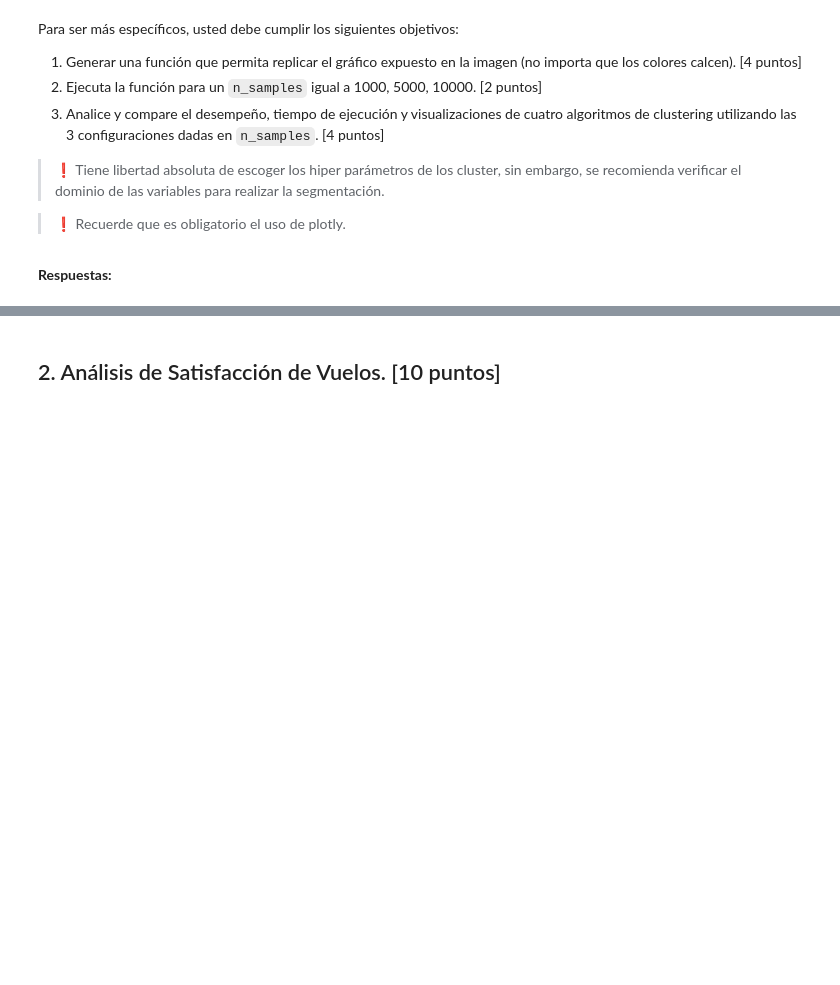
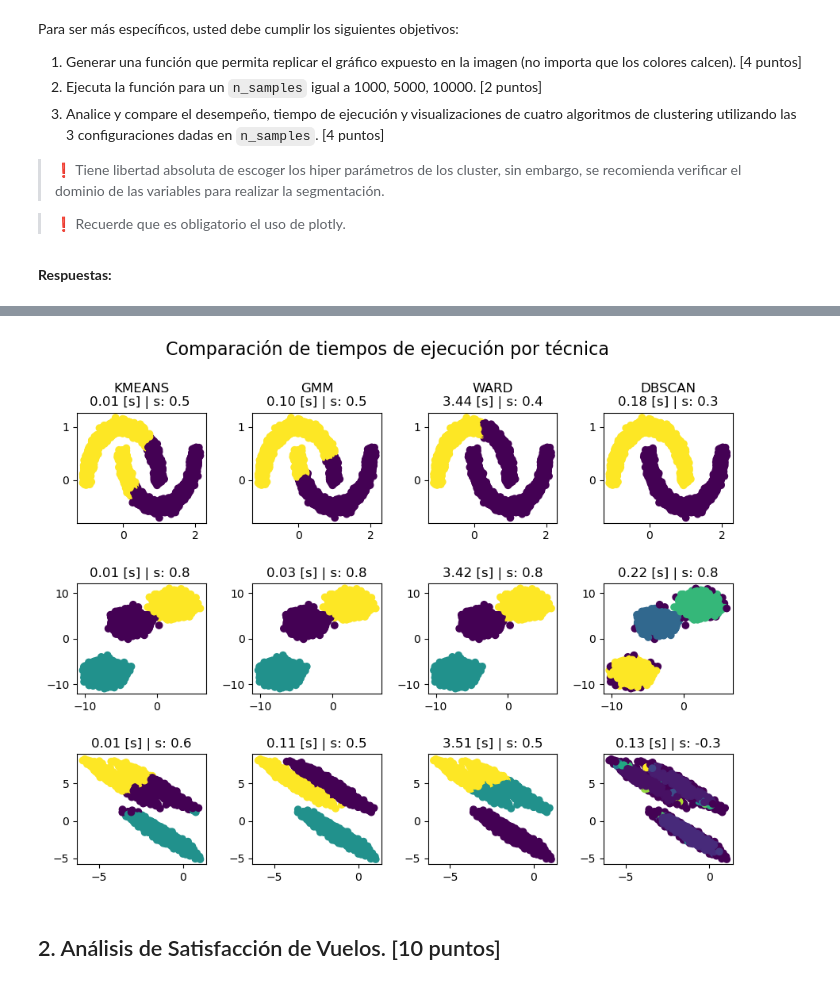
Before and after one commit to Tamaracarrasco/TamoJosha-Lab-de-Prog-MDS-Prim2025, a Jupyter notebook: Laboratorios/Laboratorio_4/Lab4_enunciado.ipynb, the cells around one changed output, grey strips where cells are left out. Saved outputs shown, nothing was run; the diff lists cells and outputs as text; code cells hidden in the pictures; blank space fills up the shorter version.

```diff
--- a/Laboratorios/Laboratorio_4/Lab4_enunciado.ipynb
+++ b/Laboratorios/Laboratorio_4/Lab4_enunciado.ipynb
@@ -290,3 +722,45 @@ plot_scatter(data_sets)
+# %%
+# acá se plotea el datasets de 10_000 puntos
+# se cambia manulamente en la celda de datasets y se corre ese bloque solamente
+
+"""
+En la siguiente celda se crean los datos ficticios a usar en la sección 1 del lab.
+❗No realice cambios a esta celda a excepción de n_samples❗
+"""
+
+# Datos a utilizar
+
+# Configuracion
+n_samples = 10_000 #Este parámetro si lo pueden modificar
+
+def create_data(n_samples):
+
+    # Lunas
+    moons = datasets.make_moons(n_samples=n_samples, noise=0.05, random_state=30)
+    # Blobs
+    blobs = datasets.make_blobs(n_samples=n_samples, random_state=172)
+    # Datos desiguales
+    transformation = [[0.6, -0.6], [-0.4, 0.8]]
+    mutated = (np.dot(blobs[0], transformation), blobs[1])
+
+    # Generamos Dataset
+    dataset = {
+        'moons':{
+            'x': moons[0], 'classes': moons[1], 'n_cluster': 2
+        },
+        'blobs':{
+            'x': blobs[0], 'classes': blobs[1], 'n_cluster': 3
+        },
+        'mutated':{
+            'x': mutated[0], 'classes': mutated[1], 'n_cluster': 3
+        }
+    }
+    return dataset
+
+data_sets = create_data(n_samples)
+plot_scatter(data_sets)
+# %% [output]
+[figure, added]
 # %% [markdown]
 ## 2. Análisis de Satisfacción de Vuelos. [10 puntos]
 # %% [markdown]
```
Also changed, not shown: parts of 13 cells of this notebook.
